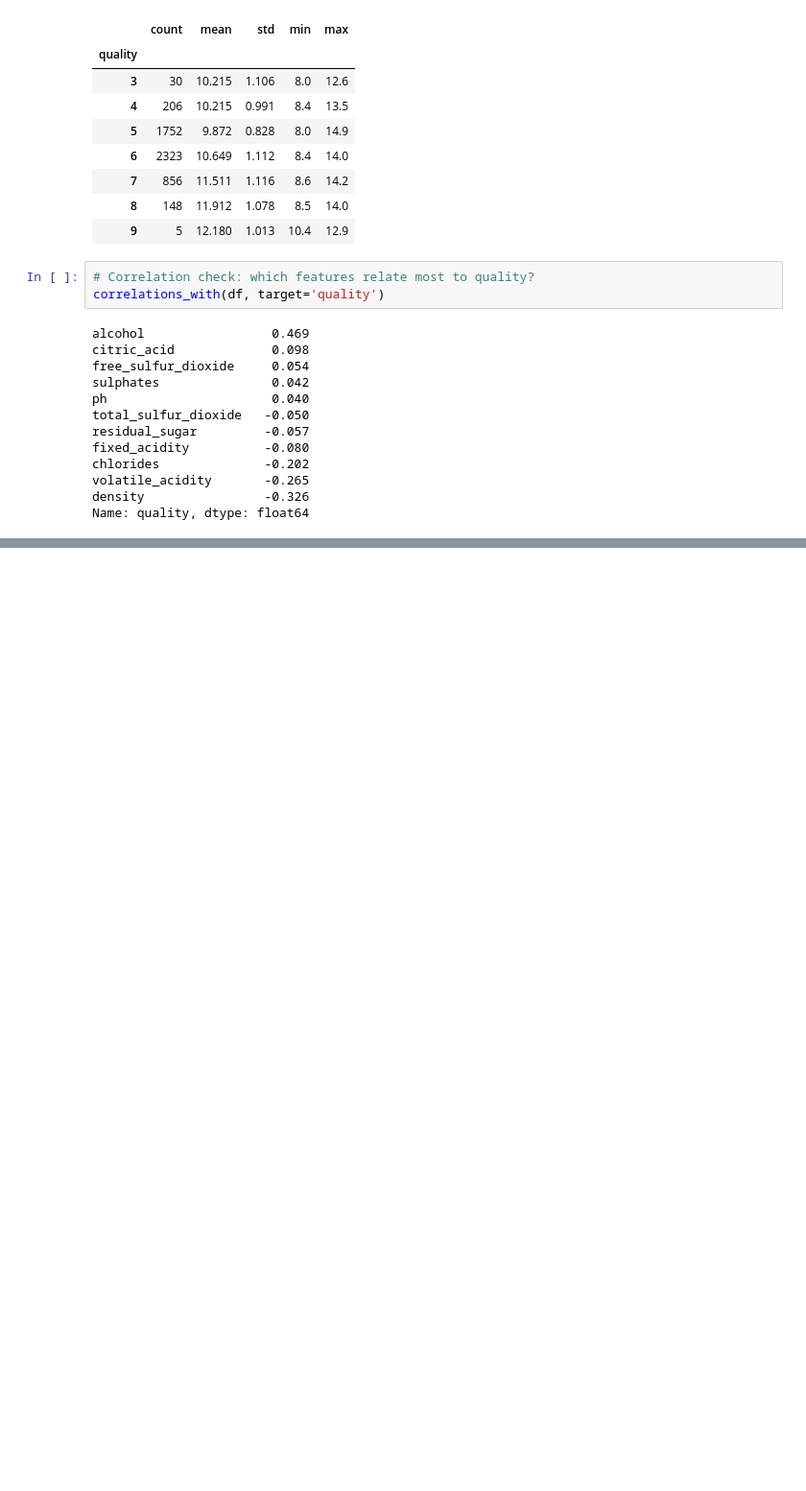
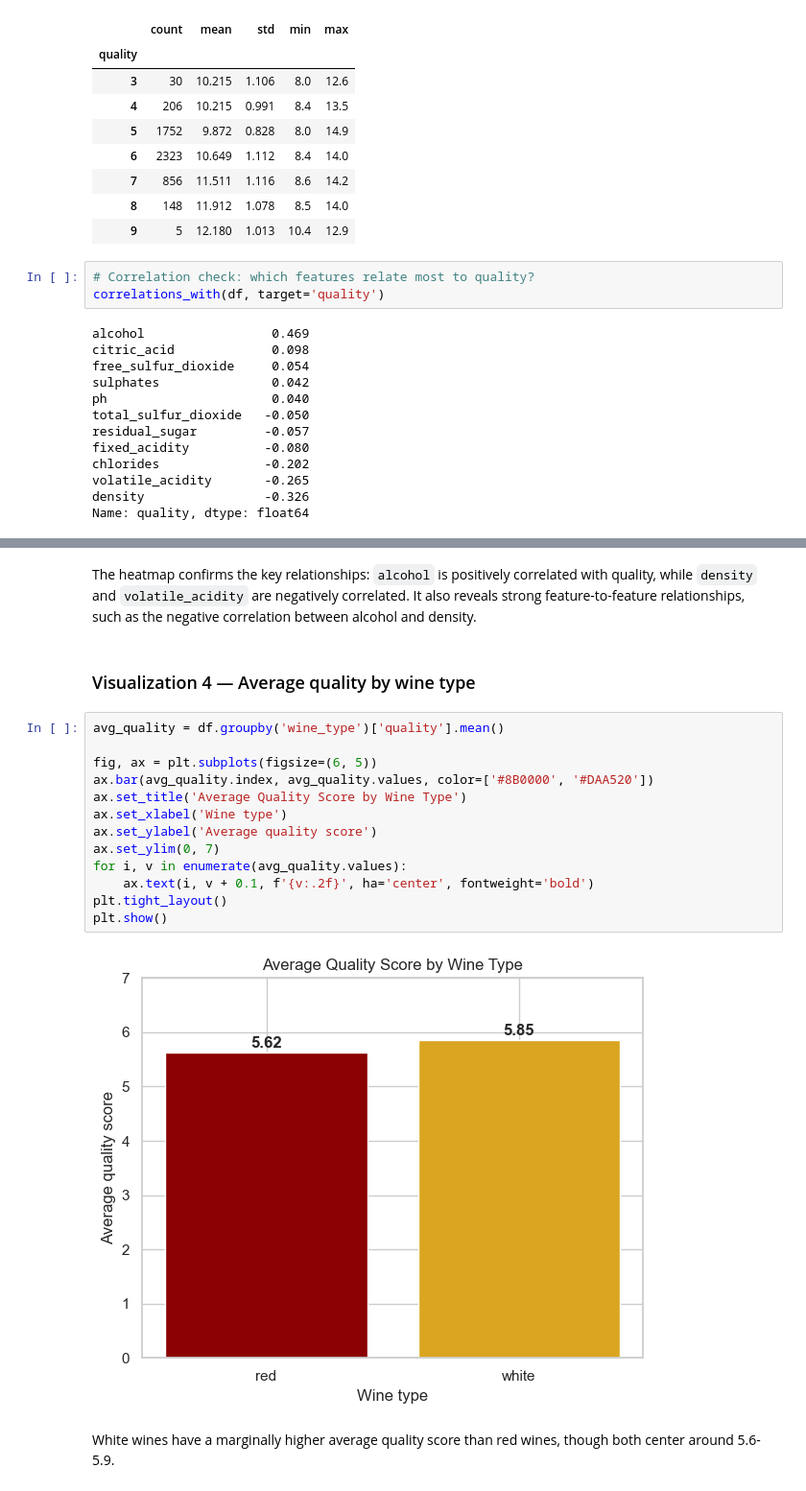
Before and after one commit to vikceo/ai-programming-foundations-project, a Jupyter notebook: ai programming fundamentals/data_workflow.ipynb, the cells around one changed output, grey strips where cells are left out. Shown at 96% size. Cells and saved outputs as stored; diff of their text form; blank space fills up the shorter version.

```diff
--- a/ai programming fundamentals/data_workflow.ipynb
+++ b/ai programming fundamentals/data_workflow.ipynb
@@ -298,0 +353,21 @@ Name: quality, dtype: float64
+# %% [markdown]
+The heatmap confirms the key relationships: `alcohol` is positively correlated with quality, while `density` and `volatile_acidity` are negatively correlated. It also reveals strong feature-to-feature relationships, such as the negative correlation between alcohol and density.
+# %% [markdown]
+### Visualization 4 — Average quality by wine type
+# %%
+avg_quality = df.groupby('wine_type')['quality'].mean()
+
+fig, ax = plt.subplots(figsize=(6, 5))
+ax.bar(avg_quality.index, avg_quality.values, color=['#8B0000', '#DAA520'])
+ax.set_title('Average Quality Score by Wine Type')
+ax.set_xlabel('Wine type')
+ax.set_ylabel('Average quality score')
+ax.set_ylim(0, 7)
+for i, v in enumerate(avg_quality.values):
+    ax.text(i, v + 0.1, f'{v:.2f}', ha='center', fontweight='bold')
+plt.tight_layout()
+plt.show()
+# %% [output]
+[figure, added]
+# %% [markdown]
+White wines have a marginally higher average quality score than red wines, though both center around 5.6-5.9.
```
Also changed, not shown: parts of 13 cells of this notebook.
